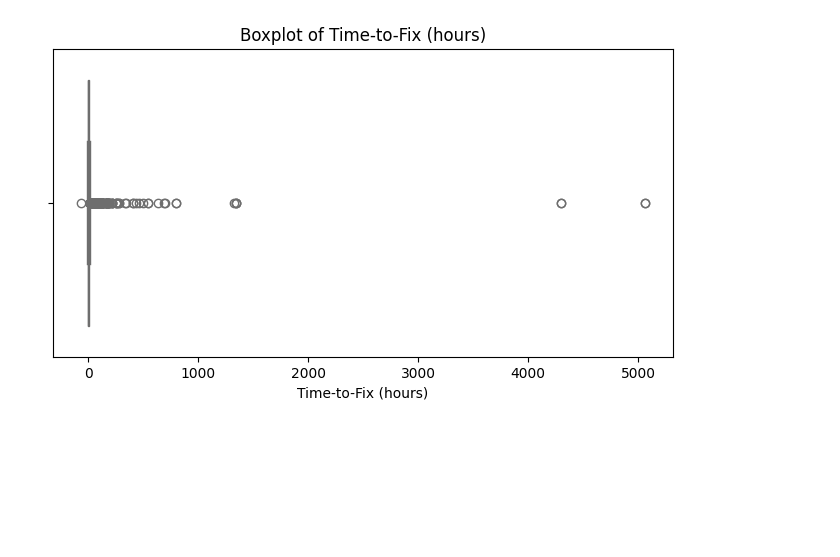
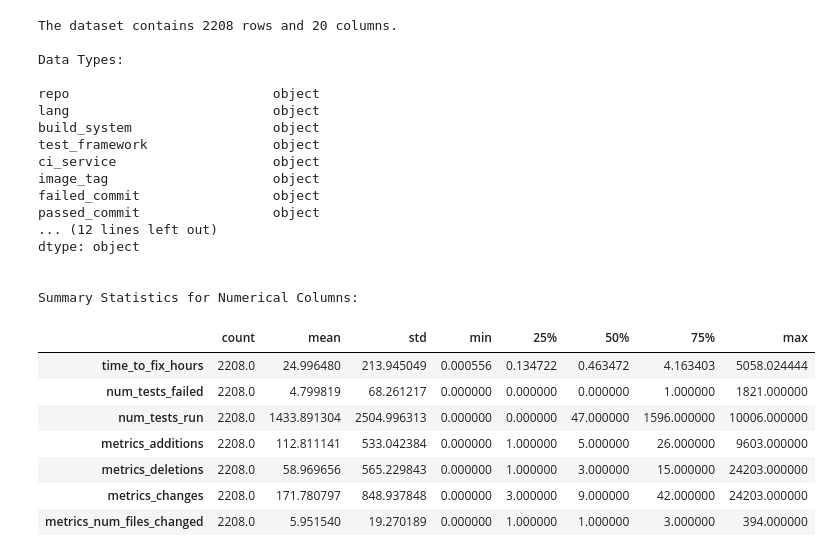
Before and after one commit to Harshil7875/ECS289C-WQ2025-Team-Project, a Jupyter notebook: Notebooks/analyze-artifact-data.ipynb, the cells around one changed output. Saved outputs shown, nothing was run; the diff lists cells and outputs as text; code cells hidden in the pictures; blank space fills up the shorter version.

```diff
--- a/Notebooks/analyze-artifact-data.ipynb
+++ b/Notebooks/analyze-artifact-data.ipynb
@@ -98,9 +37,45 @@ plt.show()
-# %%
-# Create a box plot to visualize outliers in time_to_fix_hours
-plt.figure(figsize=(8, 4))
-sns.boxplot(x=df['time_to_fix_hours'].dropna(), color='lightcoral')
-plt.title("Boxplot of Time-to-Fix (hours)")
-plt.xlabel("Time-to-Fix (hours)")
-plt.show()
-# %% [output]
-[figure, removed]
+# %%
+# Cell 3: Data Overview and Summary Statistics
+
+# Get the shape of the dataset
+num_rows, num_cols = df.shape
+print(f"The dataset contains {num_rows} rows and {num_cols} columns.\n")
+
+# Display data types of each column
+print("Data Types:\n")
+print(df.dtypes)
+print("\n")
+
+# Generate summary statistics for numerical columns
+numerical_cols = ['time_to_fix_hours', 'num_tests_failed', 'num_tests_run',
+                  'metrics_additions', 'metrics_deletions', 'metrics_changes',
+                  'metrics_num_files_changed']
+
+print("Summary Statistics for Numerical Columns:\n")
+df[numerical_cols].describe().transpose()
+# %% [output]
+The dataset contains 2208 rows and 20 columns.
+
+Data Types:
+
+repo                          object
+lang                          object
+build_system                  object
+test_framework                object
+ci_service                    object
+image_tag                     object
+failed_commit                 object
+passed_commit                 object
+... (12 lines left out)
+dtype: object
+
+
+Summary Statistics for Numerical Columns:
+|  | count | mean | std | min | 25% | 50% | 75% | max |
+| time_to_fix_hours | 2208.0 | 24.996480 | 213.945049 | 0.000556 | 0.134722 | 0.463472 | 4.163403 | 5058.024444 |
+| num_tests_failed | 2208.0 | 4.799819 | 68.261217 | 0.000000 | 0.000000 | 0.000000 | 1.000000 | 1821.000000 |
+| num_tests_run | 2208.0 | 1433.891304 | 2504.996313 | 0.000000 | 0.000000 | 47.000000 | 1596.000000 | 10006.000000 |
+| metrics_additions | 2208.0 | 112.811141 | 533.042384 | 0.000000 | 1.000000 | 5.000000 | 26.000000 | 9603.000000 |
+| metrics_deletions | 2208.0 | 58.969656 | 565.229843 | 0.000000 | 1.000000 | 3.000000 | 15.000000 | 24203.000000 |
+| metrics_changes | 2208.0 | 171.780797 | 848.937848 | 0.000000 | 3.000000 | 9.000000 | 42.000000 | 24203.000000 |
+| metrics_num_files_changed | 2208.0 | 5.951540 | 19.270189 | 0.000000 | 1.000000 | 1.000000 | 3.000000 | 394.000000 |
```
Also changed, not shown: parts of 17 cells of this notebook, 9 other files.
